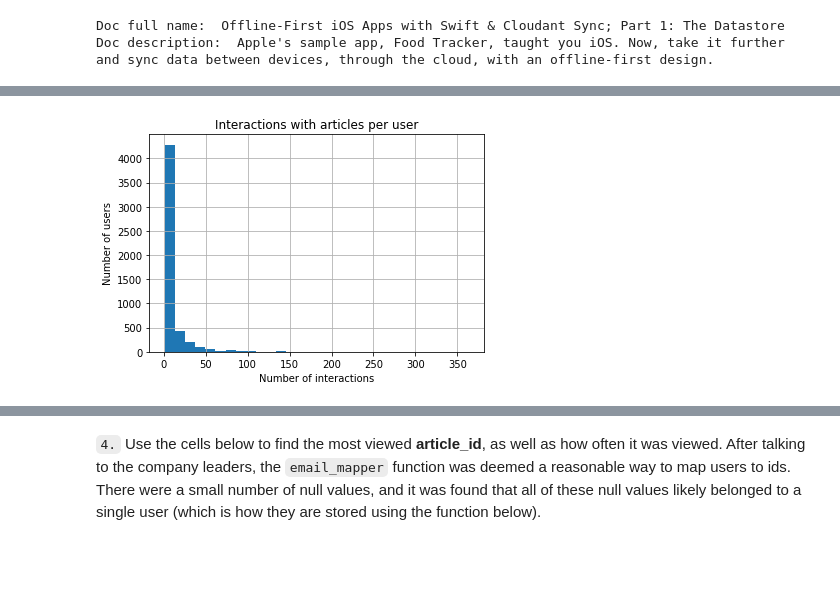
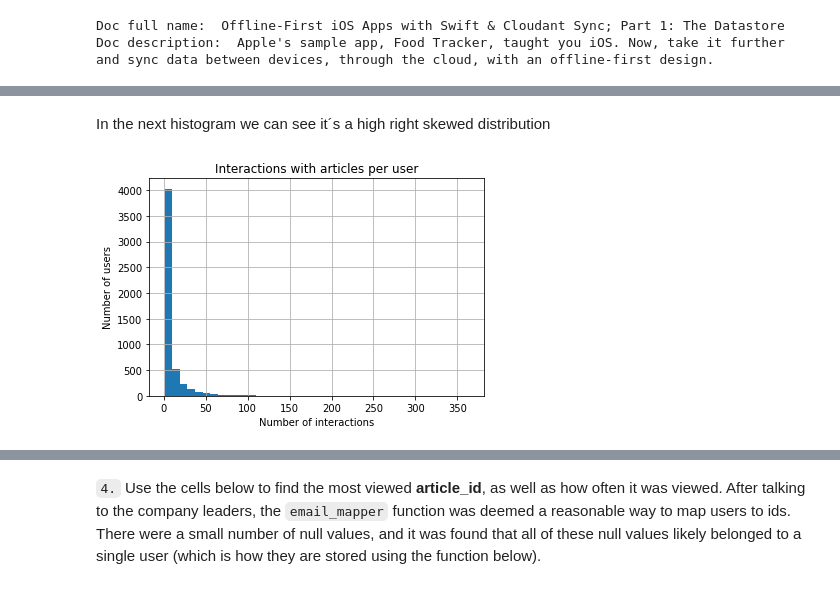
Before and after one commit to canceleiro/IBM-Recommendation-Engine, a Jupyter notebook: Recommendations_with_IBM.ipynb, the cells around one changed output, grey strips where cells are left out. Saved outputs shown, nothing was run; the diff lists cells and outputs as text; code cells hidden in the pictures; blank space fills up the shorter version.

```diff
--- a/Recommendations_with_IBM.ipynb
+++ b/Recommendations_with_IBM.ipynb
@@ -49,3 +73,5 @@ Doc description:  Apple's sample app, Food Tracker, taught you iOS. Now, take it
+# %%
+df.article_id = df.article_id.astype('int64')
 # %% [markdown]
 ### <a class="anchor" id="Exploratory-Data-Analysis">Part I : Exploratory Data Analysis</a>
 
@@ -55,8 +81,9 @@ Use the dictionary and cells below to provide some insight into the descriptive
 # %%
-# Fill in the median and maximum number of user_article interactios below
-df_interacts = df.groupby('email').count()['article_id']
+df_interacts = df.groupby('user_id').count()['article_id']
+print("The main characteristics of the distribution of how many user interacts with is")
+print(df_interacts.describe())
 mean_val = df_interacts.mean()
-print("The average number of interactions of users is", round(mean_val,2), "articles per user")
+print("The average number of interactions is", round(mean_val,2), "articles per user")
 median_val = df_interacts.median()
 print("50% of individuals interact with", median_val, "number of articles or fewer")
 max_views_by_user = df_interacts.max()# The maximum number of user-article interactions by any 1 user is ______.
@@ -66,9 +103,11 @@ The average number of interactions of users is 8.93 articles per user
 50% of individuals interact with 3.0 number of articles or fewer
 The maximum number of user-article interactions by any 1 user is 364
+# %% [markdown]
+In the next histogram we can see it´s a high right skewed distribution
 # %%
-df_interacts.hist(bins = 30);
+df_interacts.hist(bins = 40);
 plt.xlabel('Number of interactions');
 plt.ylabel('Number of users');
 plt.title('Interactions with articles per user');
 # %% [output]
-[figure, old version]
+[figure, new version]
```
Also changed, not shown: parts of 19 cells of this notebook.
